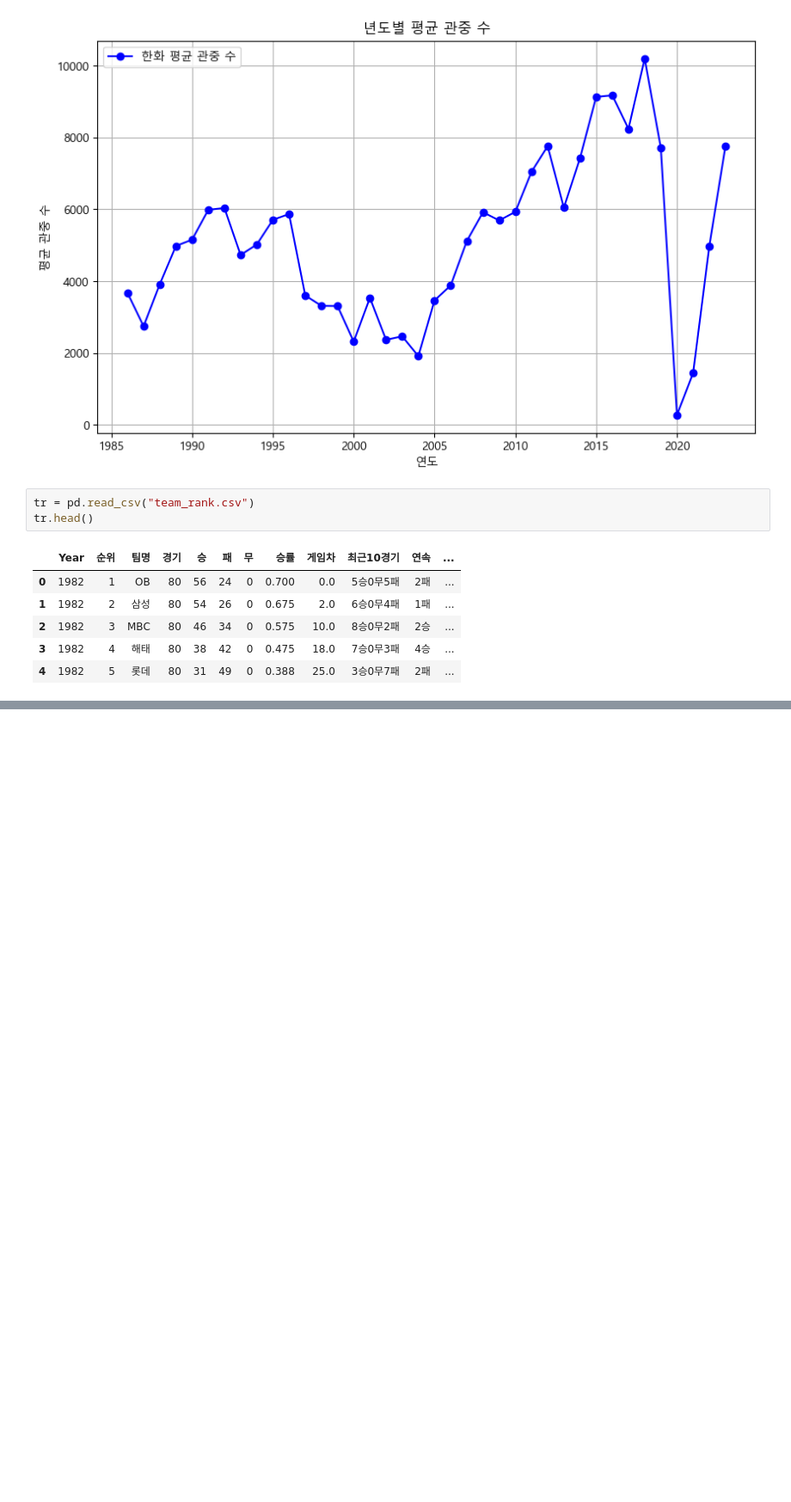
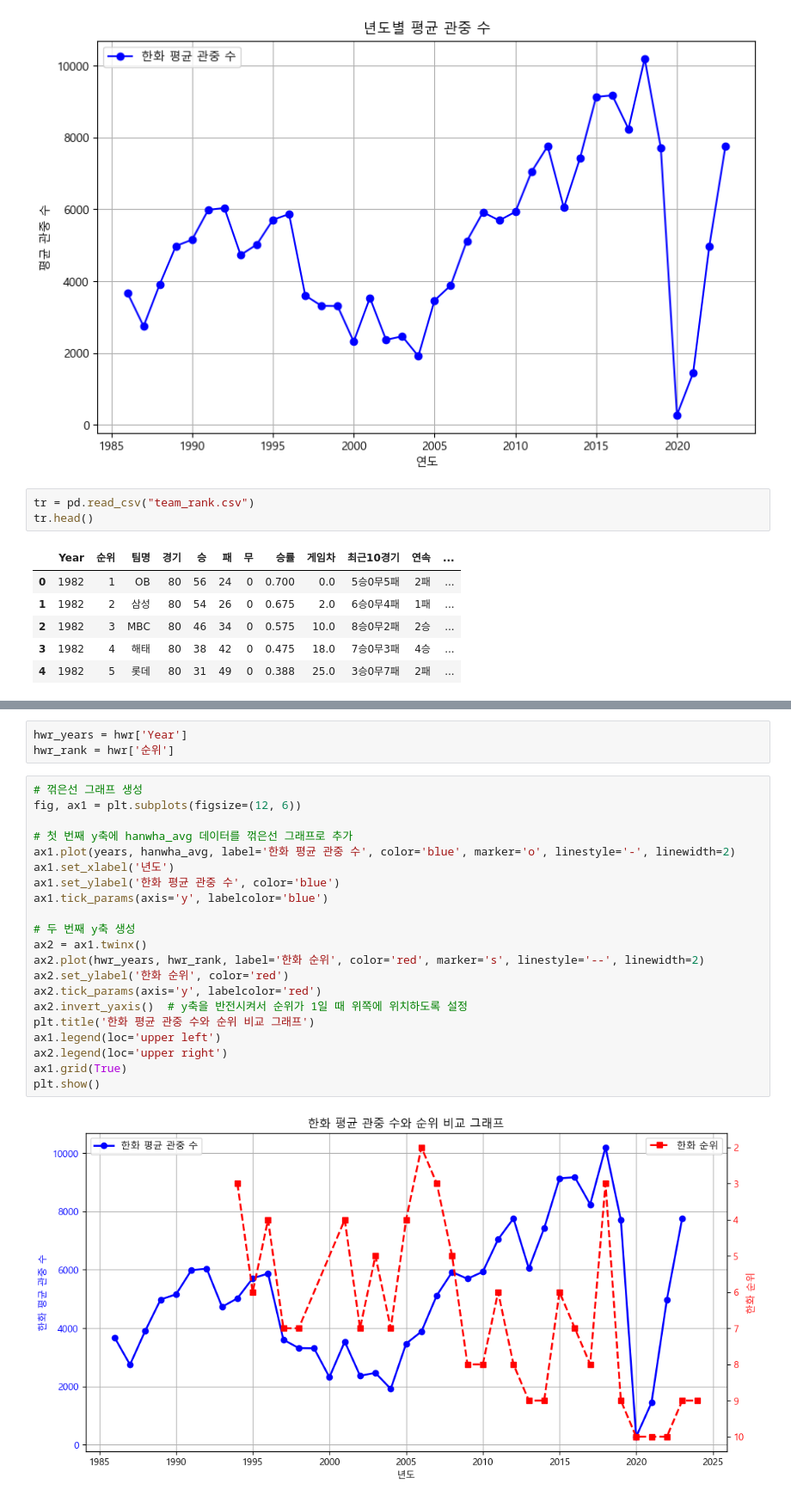
Before and after one commit to duddbs2002/team3, a Jupyter notebook: Youri/기본시각화.ipynb, the cells around one changed output, grey strips where cells are left out. Shown at 86% size. Cells and saved outputs as stored; diff of their text form; blank space fills up the shorter version.

```diff
--- a/Youri/기본시각화.ipynb
+++ b/Youri/기본시각화.ipynb
@@ -160,3 +158,29 @@ print(hwr)
 324  2022  10  한화  144  46  96   2  0.324  43.0  3승0무7패  1패  28-0-44  18-2-52
 333  2023   9  한화  144  58  80   6  0.420  26.0  3승0무7패  1패  32-1-40  26-5-40
 343  2024   9  한화  109  49  58   2  0.458  13.5  5승0무5패  1승  26-2-31  23-0-27
+# %%
+hwr_years = hwr['Year']
+hwr_rank = hwr['순위']
+# %%
+# 꺾은선 그래프 생성
+fig, ax1 = plt.subplots(figsize=(12, 6))
+
+# 첫 번째 y축에 hanwha_avg 데이터를 꺾은선 그래프로 추가
+ax1.plot(years, hanwha_avg, label='한화 평균 관중 수', color='blue', marker='o', linestyle='-', linewidth=2)
+ax1.set_xlabel('년도')
+ax1.set_ylabel('한화 평균 관중 수', color='blue')
+ax1.tick_params(axis='y', labelcolor='blue')
+
+# 두 번째 y축 생성
+ax2 = ax1.twinx()
+ax2.plot(hwr_years, hwr_rank, label='한화 순위', color='red', marker='s', linestyle='--', linewidth=2)
+ax2.set_ylabel('한화 순위', color='red')
+ax2.tick_params(axis='y', labelcolor='red')
+ax2.invert_yaxis()  # y축을 반전시켜서 순위가 1일 때 위쪽에 위치하도록 설정
+plt.title('한화 평균 관중 수와 순위 비교 그래프')
+ax1.legend(loc='upper left')
+ax2.legend(loc='upper right')
+ax1.grid(True)
+plt.show()
+# %% [output]
+[figure, added]
```
Also changed, not shown: parts of 1 cell of this notebook.
